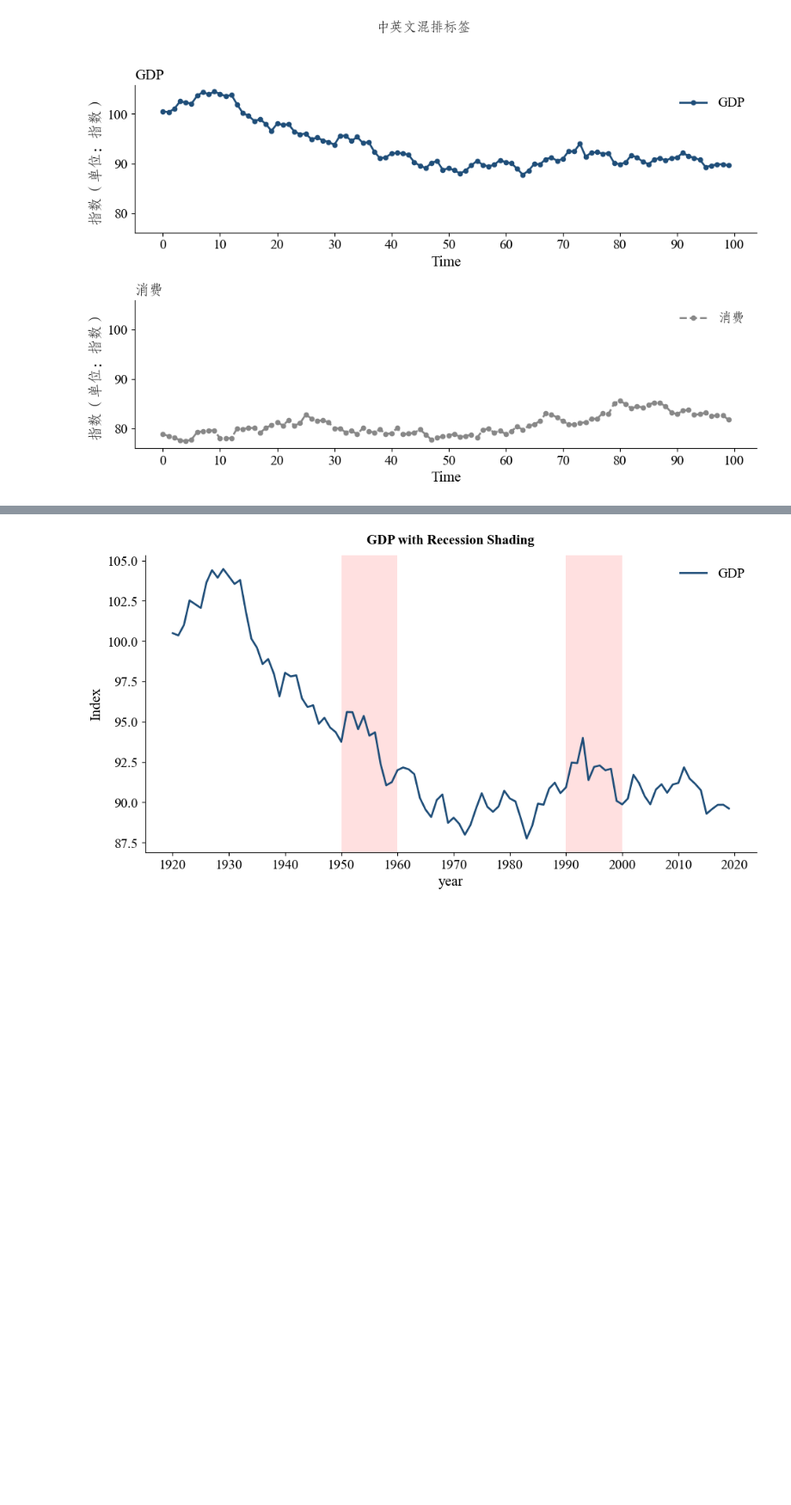
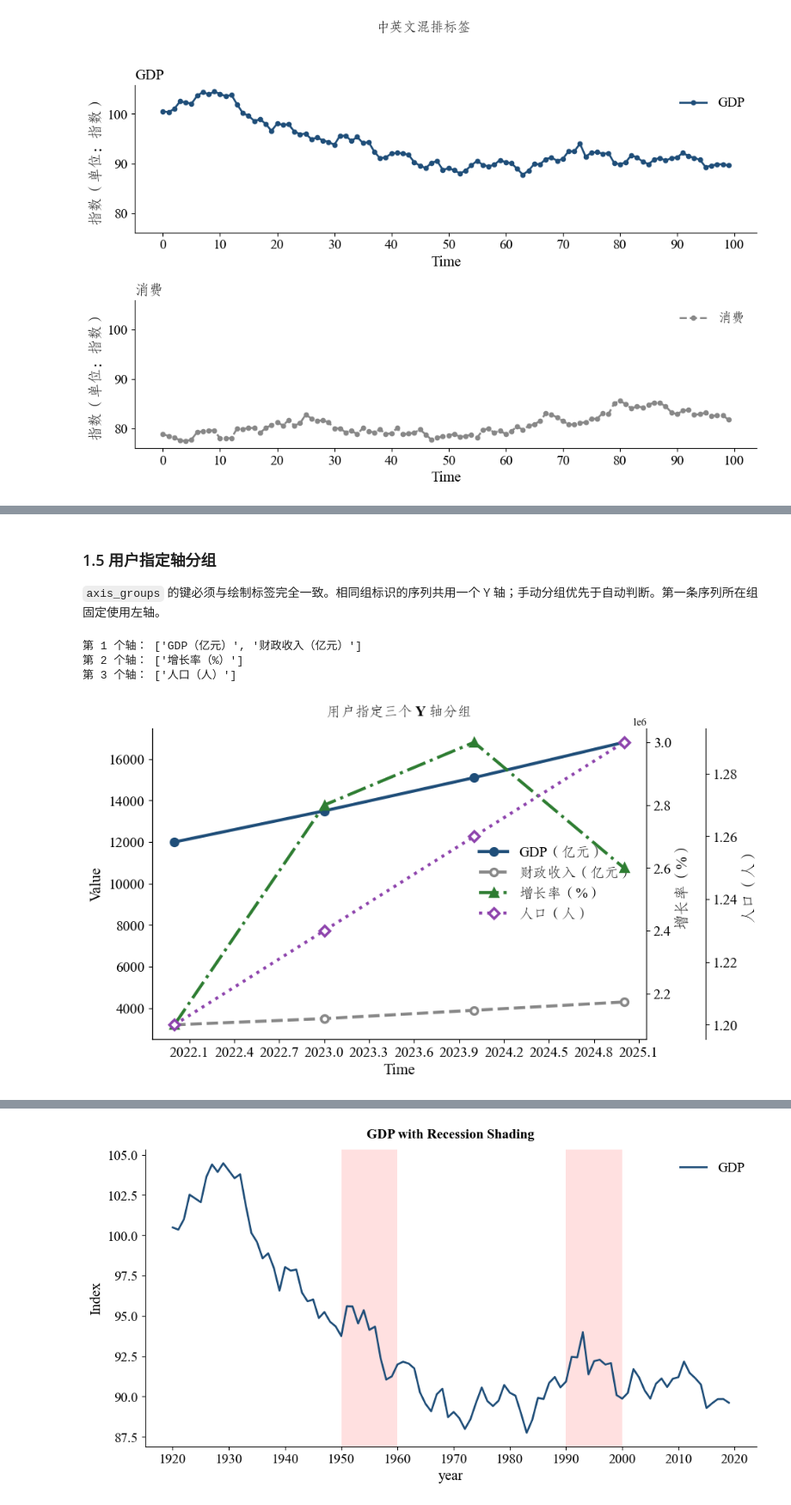
Before and after one commit to BichengNiu/Ts, a Jupyter notebook: TsPlots/demo.ipynb, the cells around one changed output, grey strips where cells are left out. Shown at 86% size. Cells and saved outputs as stored; diff of their text form; code cells hidden in the pictures; blank space fills up the shorter version.

```diff
--- a/TsPlots/demo.ipynb
+++ b/TsPlots/demo.ipynb
@@ -131 +137,34 @@ plt.show()
+# %% [markdown]
+### 1.5 用户指定轴分组
+
+`axis_groups` 的键必须与绘制标签完全一致。相同组标识的序列共用一个 Y 轴；手动分组优先于自动判断。第一条序列所在组固定使用左轴。
+# %%
+manual_data = {
+    "GDP（亿元）": [12000, 13500, 15100, 16800],
+    "财政收入（亿元）": [3200, 3500, 3900, 4300],
+    "增长率（%）": [2.1, 2.8, 3.0, 2.6],
+    "人口（人）": [1_200_000, 1_230_000, 1_260_000, 1_290_000],
+}
+manual_groups = {
+    "GDP（亿元）": "经济总量",
+    "财政收入（亿元）": "经济总量",
+    "增长率（%）": "比率",
+    "人口（人）": "人口规模",
+}
+fig, ax = plot_series(
+    manual_data,
+    x=[2022, 2023, 2024, 2025],
+    facet=False,
+    axis_groups=manual_groups,
+    max_y_axes=3,
+    title="用户指定三个 Y 轴分组",
+)
+for index, y_axis in enumerate([ax, *ax.extra_y_axes]):
+    print(f"第 {index + 1} 个轴：", [line.get_label() for line in y_axis.lines])
+plt.show()
+# %% [output]
+第 1 个轴： ['GDP（亿元）', '财政收入（亿元）']
+第 2 个轴： ['增长率（%）']
+第 3 个轴： ['人口（人）']
+[figure, added]
 # %% [markdown]
```
Also changed, not shown: parts of 10 cells of this notebook, 4 other files.
